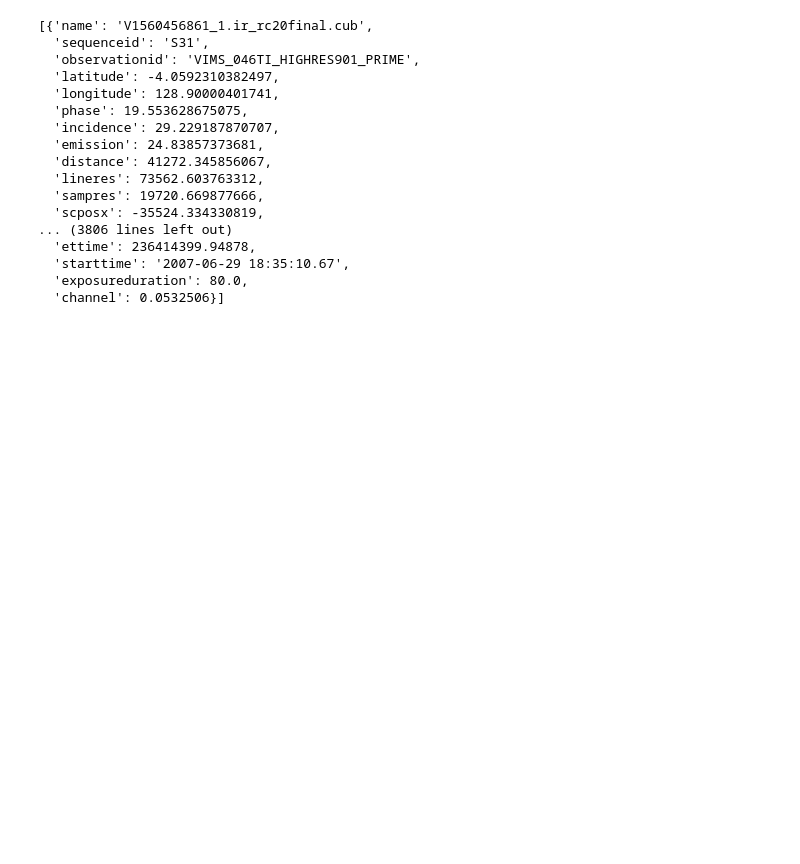
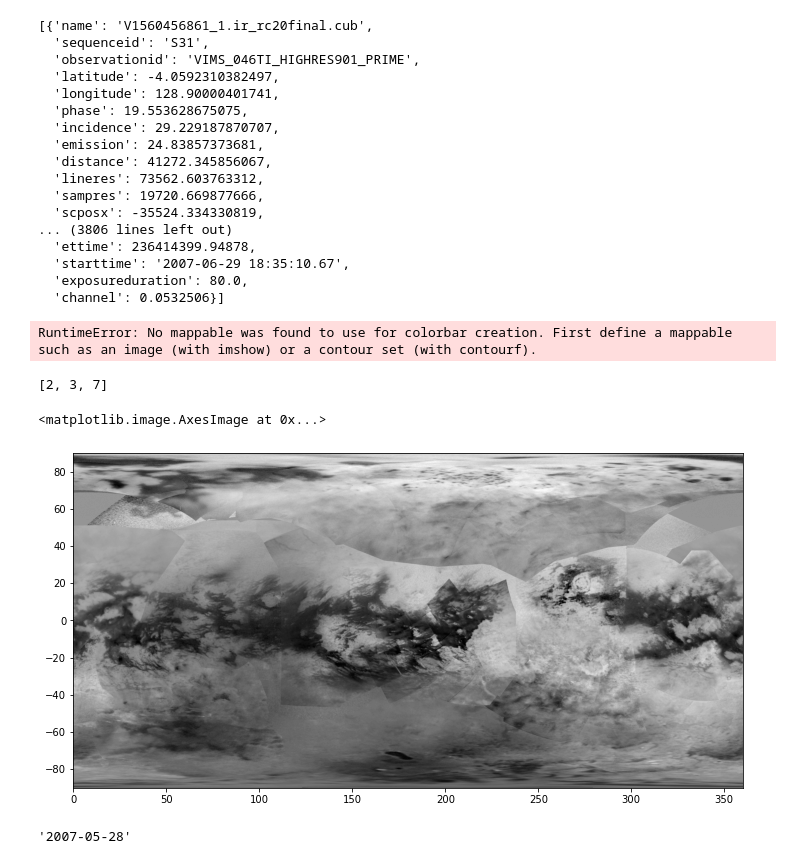
Before and after one commit to alany1/VIMS_UROP, a Jupyter notebook: Dunes.ipynb, the cells around one changed output. Drawn from its saved outputs; the diff is of its cells as text; code cells hidden in the pictures; blank space fills up the shorter version.

Commit message:
Started overlay subplots

```diff
--- a/Dunes.ipynb
+++ b/Dunes.ipynb
@@ -111,0 +180,22 @@ plot_spectra(parse_csv('dunes_larger.csv'))
+# %%
+[key for key in create_overlay('dunes_larger.csv')]
+# %% [output]
+RuntimeError: No mappable was found to use for colorbar creation. First define a mappable such as an image (with imshow) or a contour set (with contourf).
+# %%
+sorted({3:1,2:5,7:3})
+# %% [output]
+[2, 3, 7]
+# %%
+titan = Image.open('Titan_ISS_P19658_Mosaic_Global_4km.tif')
+iss = np.array(titan)
+# %%
+%matplotlib inline
+fig,ax = plt.subplots(figsize=(12,12))
+ax.imshow(iss,extent=[0,360,-90,90],cmap='gray')
+# %% [output]
+<matplotlib.image.AxesImage at 0x...>
+[figure, added]
+# %%
+'2007-05-28 23:58:18.06'[:10]
+# %% [output]
+'2007-05-28'
```
Also changed, not shown: parts of 4 cells of this notebook, 1 other file.
